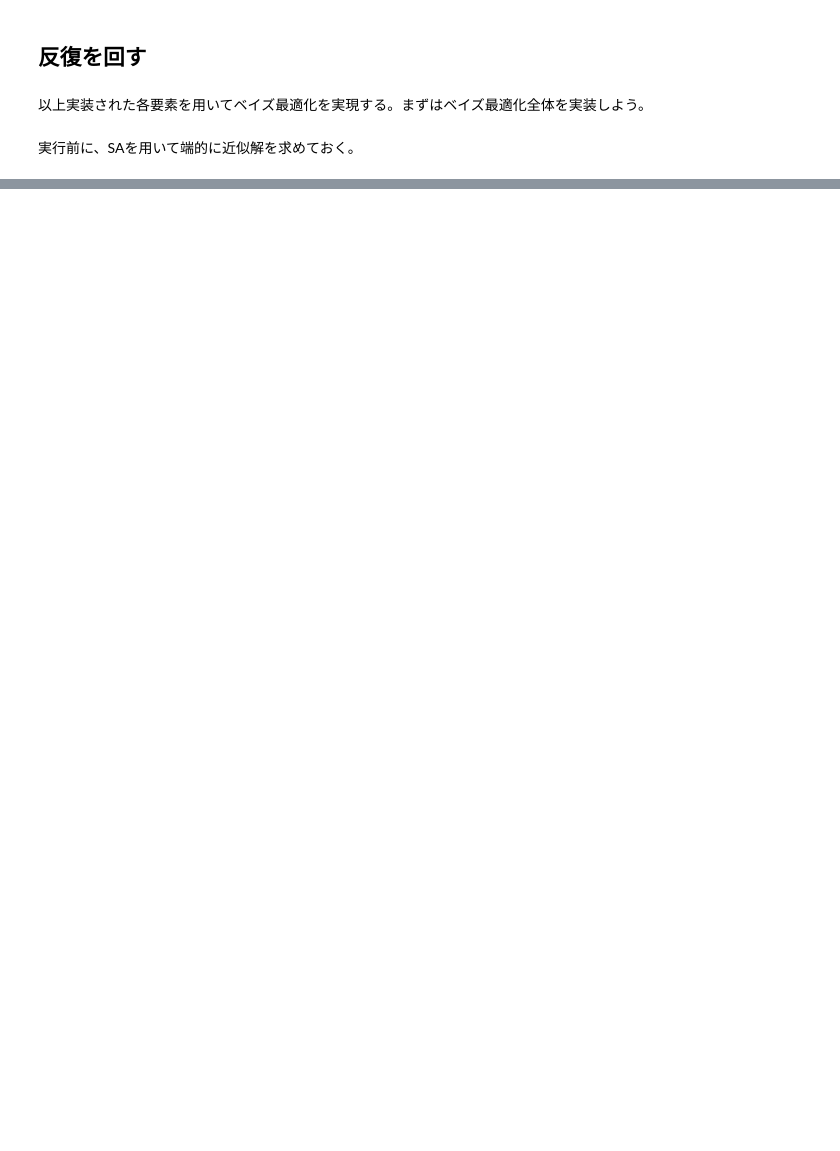
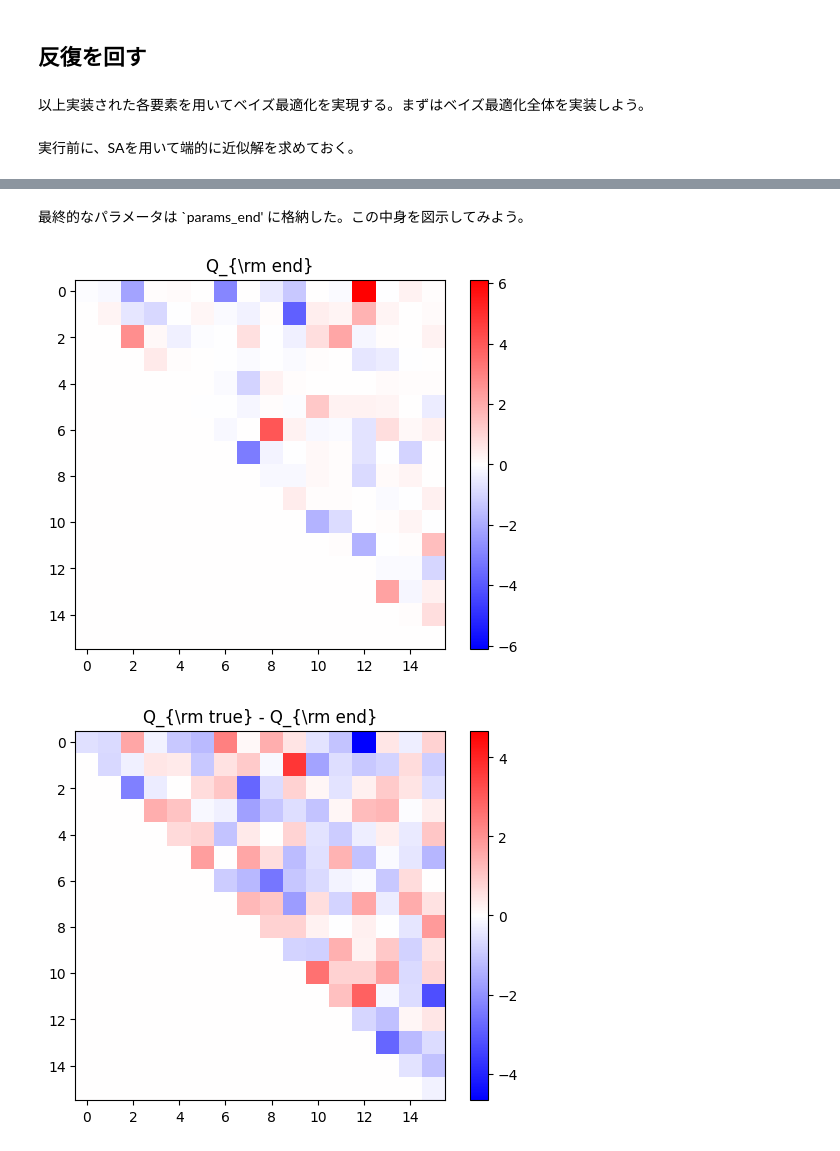
Before and after one commit to mory22k/FM-Note, a Jupyter notebook: 202402/[in Japanese] BOCS.ipynb, the cells around one changed output, grey strips where cells are left out. Drawn from its saved outputs; the diff is of its cells as text; code cells hidden in the pictures; blank space fills up the shorter version.

```diff
--- a/202402/[in Japanese] BOCS.ipynb
+++ b/202402/[in Japanese] BOCS.ipynb
@@ -494,0 +515,13 @@ x_data_end, y_data_end = bayesian_optimizer.sample(x_data, y_data, num_iter=256,
+# %% [markdown]
+最終的なパラメータは `params_end' に格納した。この中身を図示してみよう。
+# %%
+Q_end = calc_Q_from_w(params_end['w'])
+
+plt.title(r'Q_{\rm end}')
+visualize_Q(Q_end)
+
+plt.title(r'Q_{\rm true} - Q_{\rm end}')
+visualize_Q(Q_true - Q_end)
+# %% [output]
+[figure, added]
+[figure, added]
```
Also changed, not shown: parts of 12 cells of this notebook.
